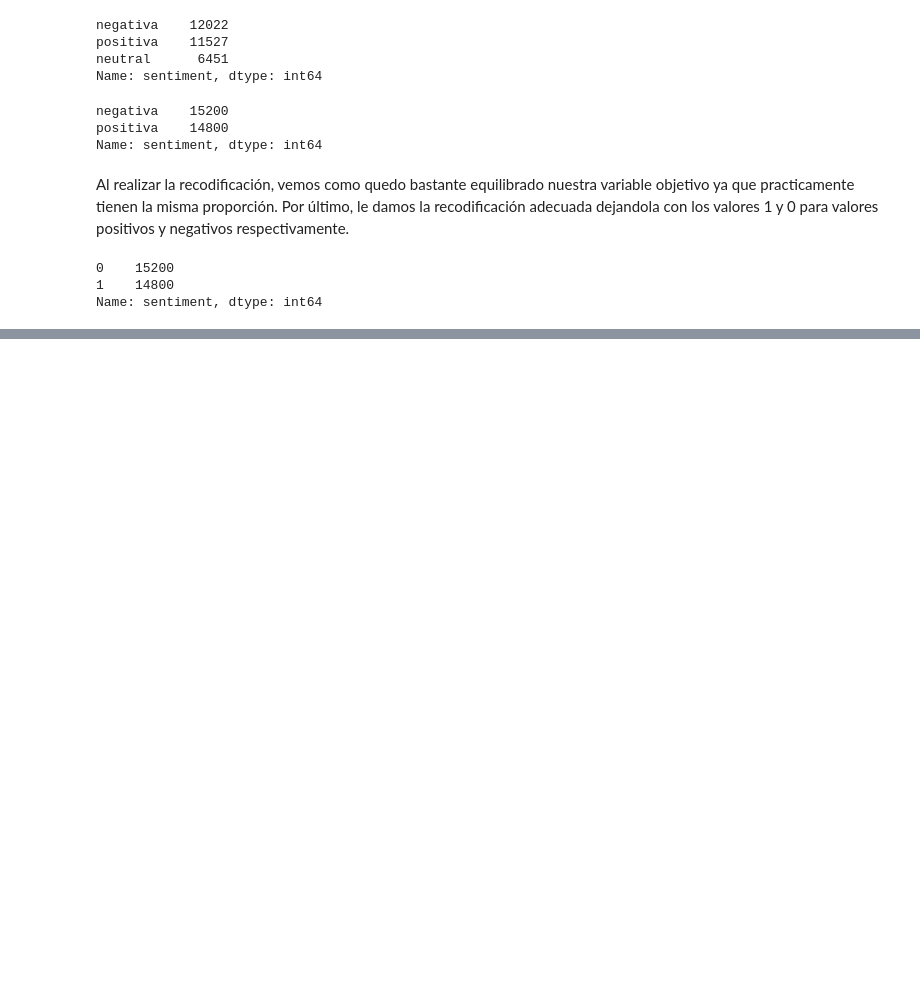
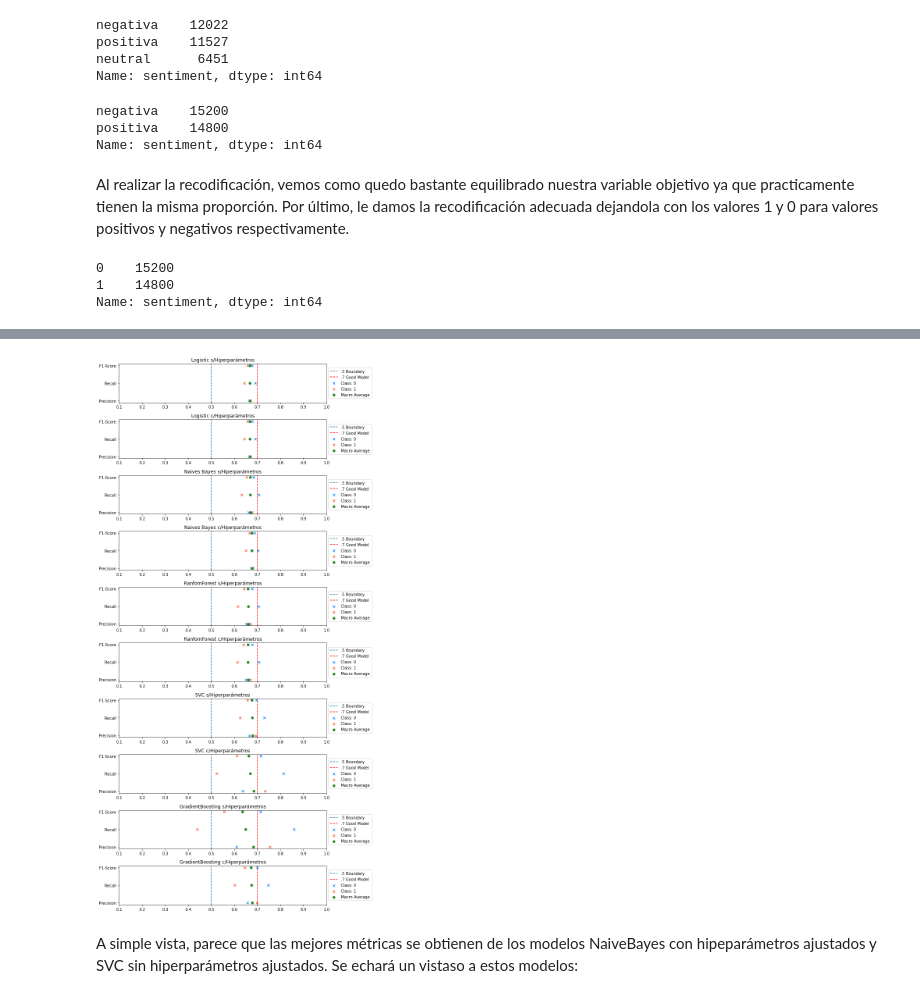
Before and after one commit to rodrigobarrazads/Desafio_Latam, a Jupyter notebook: Modulo3/Prueba/analisis_sentimiento.ipynb, the cells around one changed output, grey strips where cells are left out. Saved outputs shown, nothing was run; the diff lists cells and outputs as text; code cells hidden in the pictures; blank space fills up the shorter version.

```diff
--- a/Modulo3/Prueba/analisis_sentimiento.ipynb
+++ b/Modulo3/Prueba/analisis_sentimiento.ipynb
@@ -212,0 +468,16 @@ Name: sentiment, dtype: int64
+# %%
+# Inicializamos el modelo
+ml_gb_hp = GradientBoostingClassifier(random_state=42)
+
+# Definimos los hiperparámetros
+hiper_params = {
+    'learning_rate': [0.01, 0.1, 0.5],
+    'n_estimators': [50, 200, 500],
+    'subsample': [0.1, 0.5, 0.9]
+}
+
+# Definimos la grilla
+grilla_gb = GridSearchCV(ml_gb_hp, param_grid = hiper_params, cv=2)
+
+# Realizamos el fit
+grilla_gb.fit(X_train,y_train)
@@ -212,0 +501,31 @@ Name: sentiment, dtype: int64
+# %%
+# Se crea un diccionario con los modelos a competir
+estimators = [
+    ('Logistic s/Hiperparámetros', ml_logit),
+    ('Logistic c/Hiperparámetros', grilla_logit.best_estimator_),
+    ('Naives Bayes s/Hiperparámetros', ml_nb),
+    ('Naives Bayes c/Hiperparámetros', grilla_nb.best_estimator_),
+    ('RanfomForest s/Hiperparámetros', ml_rf),
+    ('RanfomForest c/Hiperparámetros', grilla_rf.best_estimator_),
+    ('SVC s/Hiperparámetros', ml_svc),
+    ('SVC c/Hiperparámetros', grilla_svc.best_estimator_),
+    ('GradientBoosting s/Hiperparámetros', ml_gb),
+    ('GradientBoosting c/Hiperparámetros', grilla_gb.best_estimator_)
+]
+# %%
+# Graficamos los score de los modelos con la función plot_classification_report
+plt.figure(figsize=(10, 20))
+for index, value in enumerate(estimators):
+    plt.subplot(len(estimators), 1, index + 1)
+    plt.title(value[0])
+    class_pred = value[1].predict(X_test)
+    plot_classification_report(y_test, class_pred)
+    plt.axvline(.5, label='.5 Boundary', linestyle='--')
+    plt.axvline(.7, label='.7 Good Model', linestyle='--', color='Red')
+    plt.xlim((0.1, 1.0))
+    plt.legend(loc='center left', bbox_to_anchor=(1, 0.5))
+plt.tight_layout()
+# %% [output]
+[figure, added]
+# %% [markdown]
+A simple vista, parece que las mejores métricas se obtienen de los modelos NaiveBayes con hipeparámetros ajustados y SVC sin hiperparámetros ajustados. Se echará un vistaso a estos modelos:
```
Also changed, not shown: parts of 38 cells of this notebook, 1 other file.
